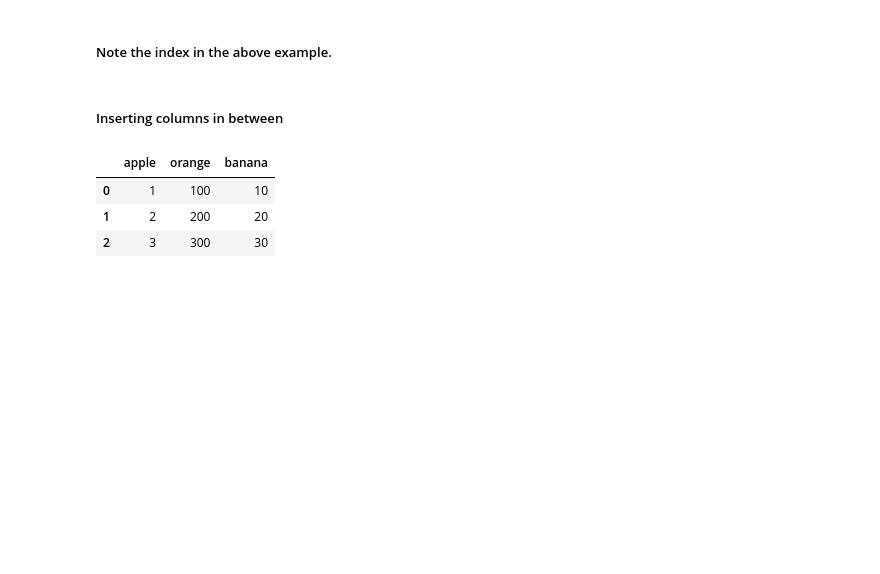
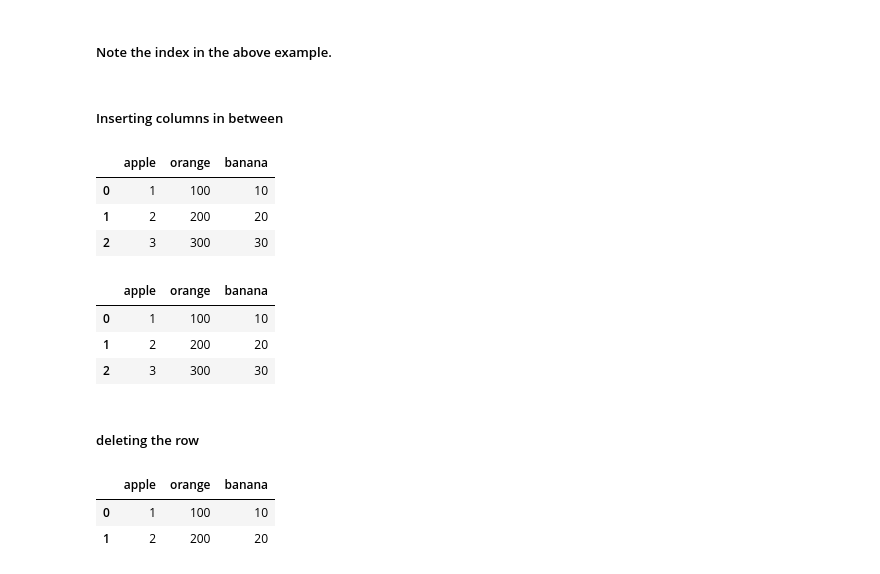
Before and after one commit to PadmarajBhat/DataAnalyst-1, a Jupyter notebook: IntroToPythonProgramming.ipynb, the cells around one changed output. Saved outputs shown, nothing was run; the diff lists cells and outputs as text; code cells hidden in the pictures; blank space fills up the shorter version.

Commit message:
notes: deleting rows from pandas
- column deletion is a popular activity in pandas but row deletion is new to me.
- I used to do Boolean selection to drop rows from data analysis.

```diff
--- a/IntroToPythonProgramming.ipynb
+++ b/IntroToPythonProgramming.ipynb
@@ -1084,3 +1084,18 @@ df
 | 0 | 1 | 100 | 10 |
 | 1 | 2 | 200 | 20 |
 | 2 | 3 | 300 | 30 |
+# %%
+df
+# %% [output]
+|  | apple | orange | banana |
+| 0 | 1 | 100 | 10 |
+| 1 | 2 | 200 | 20 |
+| 2 | 3 | 300 | 30 |
+# %% [markdown]
+##### deleting the row
+# %%
+df.drop(2,axis=0)
+# %% [output]
+|  | apple | orange | banana |
+| 0 | 1 | 100 | 10 |
+| 1 | 2 | 200 | 20 |
```
Also changed, not shown: parts of 2 cells of this notebook.
